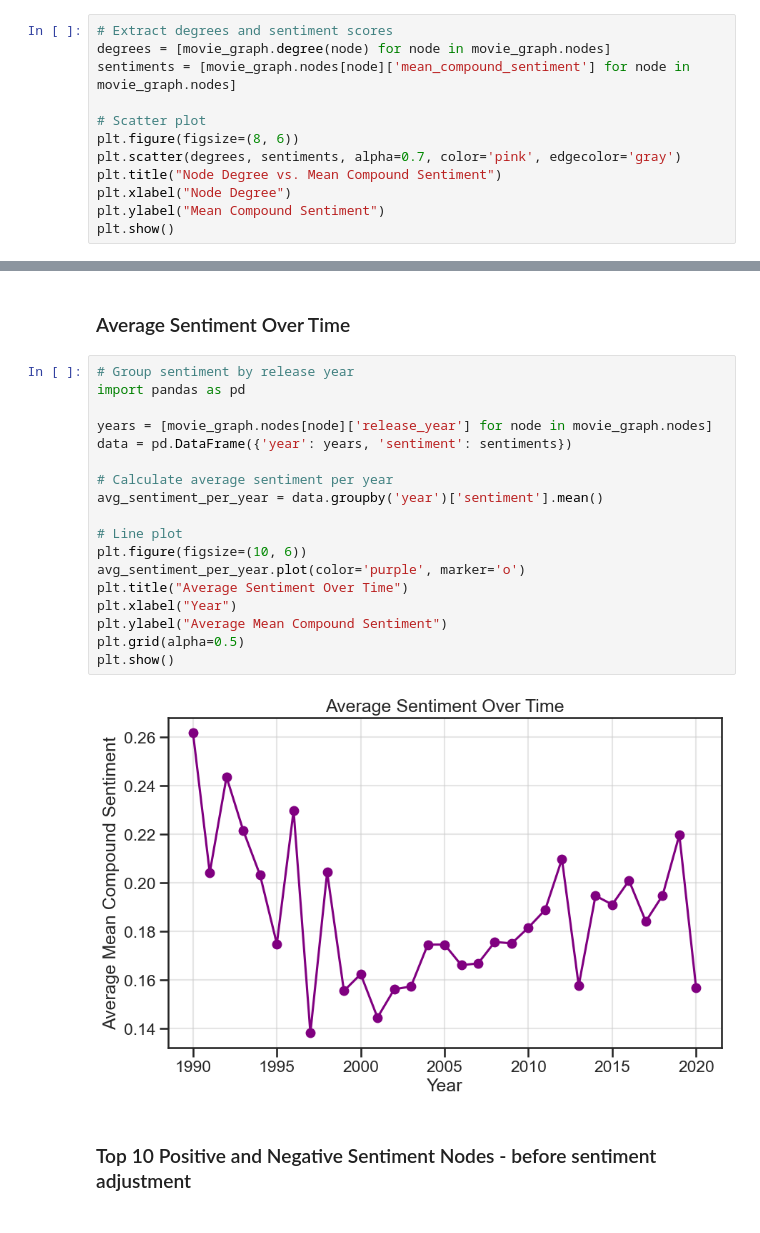
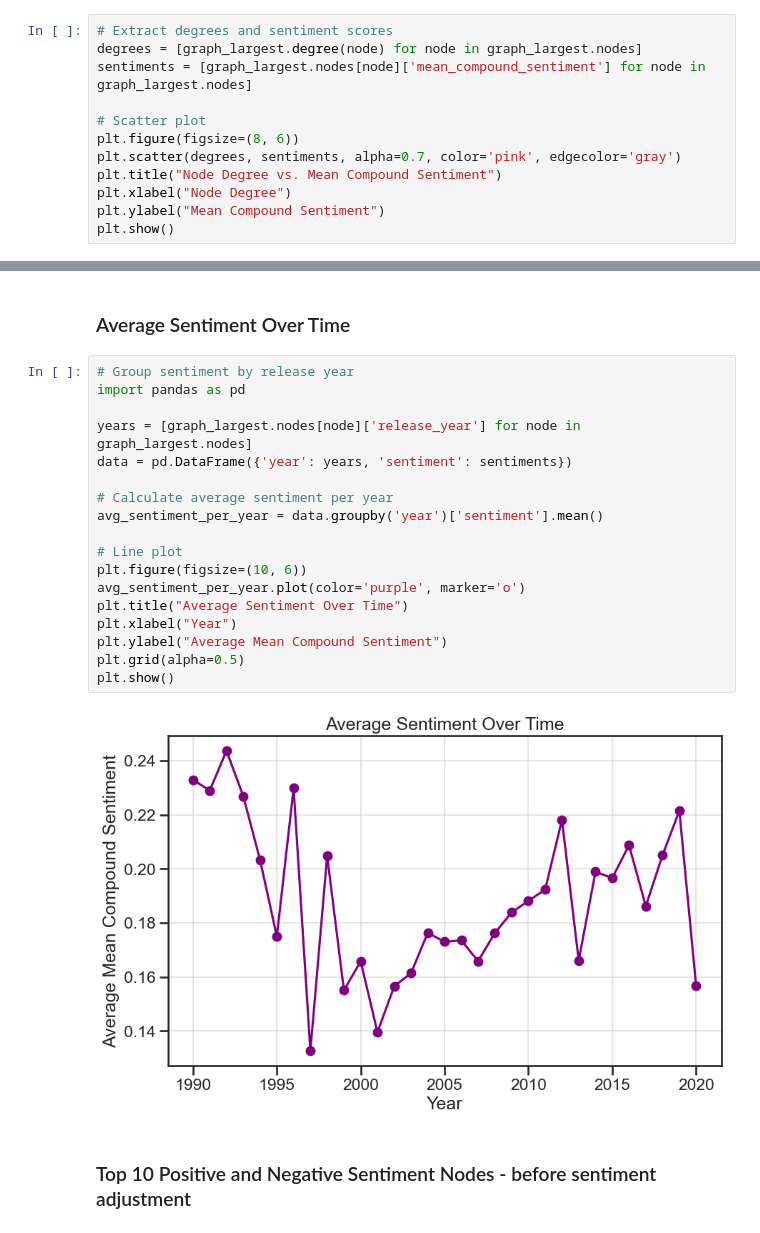
Before and after one commit to michalisdikaiopoulos/Movie-Success-And-Actor-Popularity-Correlation, a Jupyter notebook: ExtractData.ipynb, the cells around one changed output, grey strips where cells are left out. Cells and saved outputs as stored; diff of their text form.

```diff
--- a/ExtractData.ipynb
+++ b/ExtractData.ipynb
@@ -808,8 +814,8 @@ plt.show()
 ### Node Degree vs. Mean Compound Sentiment
 # %%
 # Extract degrees and sentiment scores
-degrees = [movie_graph.degree(node) for node in movie_graph.nodes]
-sentiments = [movie_graph.nodes[node]['mean_compound_sentiment'] for node in movie_graph.nodes]
+degrees = [graph_largest.degree(node) for node in graph_largest.nodes]
+sentiments = [graph_largest.nodes[node]['mean_compound_sentiment'] for node in graph_largest.nodes]
 
 # Scatter plot
 plt.figure(figsize=(8, 6))
@@ -825,23 +831,23 @@ plt.show()
 # %%
 # Group sentiment by release year
 import pandas as pd
 
-years = [movie_graph.nodes[node]['release_year'] for node in movie_graph.nodes]
+years = [graph_largest.nodes[node]['release_year'] for node in graph_largest.nodes]
 data = pd.DataFrame({'year': years, 'sentiment': sentiments})
 
 # Calculate average sentiment per year
 avg_sentiment_per_year = data.groupby('year')['sentiment'].mean()
 
 # Line plot
 plt.figure(figsize=(10, 6))
 avg_sentiment_per_year.plot(color='purple', marker='o')
 plt.title("Average Sentiment Over Time")
 plt.xlabel("Year")
 plt.ylabel("Average Mean Compound Sentiment")
 plt.grid(alpha=0.5)
 plt.show()
 # %% [output]
-[figure, old version]
+[figure, new version]
 # %% [markdown]
 ### Top 10 Positive and Negative Sentiment Nodes - before sentiment adjustment
 # %%
```
Also changed, not shown: parts of 43 cells of this notebook, 1 other file.
